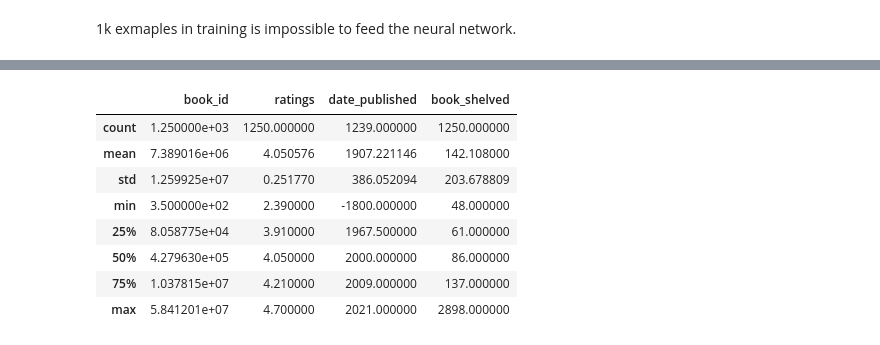
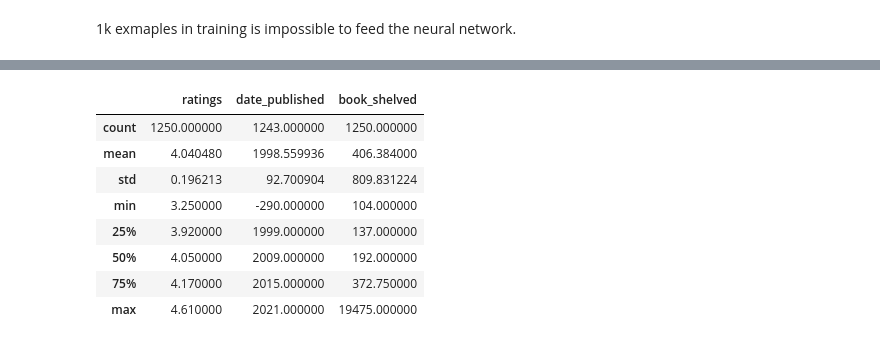
Before and after one commit to codeteme/goodreads_sales_prediction, a Jupyter notebook: scripts/analysis.ipynb, the cells around one changed output, grey strips where cells are left out. Cells and saved outputs as stored; diff of their text form; code cells hidden in the pictures.

```diff
--- a/scripts/analysis.ipynb
+++ b/scripts/analysis.ipynb
@@ -545,12 +545,12 @@ avg_shelved
 # %%
-df_r.describe()
+df_f.describe()
 # %% [output]
-|  | book_id | ratings | date_published | book_shelved |
-| count | 1.250000e+03 | 1250.000000 | 1239.000000 | 1250.000000 |
-| mean | 7.389016e+06 | 4.050576 | 1907.221146 | 142.108000 |
-| std | 1.259925e+07 | 0.251770 | 386.052094 | 203.678809 |
-| min | 3.500000e+02 | 2.390000 | -1800.000000 | 48.000000 |
-| 25% | 8.058775e+04 | 3.910000 | 1967.500000 | 61.000000 |
-| 50% | 4.279630e+05 | 4.050000 | 2000.000000 | 86.000000 |
-| 75% | 1.037815e+07 | 4.210000 | 2009.000000 | 137.000000 |
-| max | 5.841201e+07 | 4.700000 | 2021.000000 | 2898.000000 |
+|  | ratings | date_published | book_shelved |
+| count | 1250.000000 | 1243.000000 | 1250.000000 |
+| mean | 4.040480 | 1998.559936 | 406.384000 |
+| std | 0.196213 | 92.700904 | 809.831224 |
+| min | 3.250000 | -290.000000 | 104.000000 |
+| 25% | 3.920000 | 1999.000000 | 137.000000 |
+| 50% | 4.050000 | 2009.000000 | 192.000000 |
+| 75% | 4.170000 | 2015.000000 | 372.750000 |
+| max | 4.610000 | 2021.000000 | 19475.000000 |
```
Also changed, not shown: parts of 4 cells of this notebook, 3 other files.
